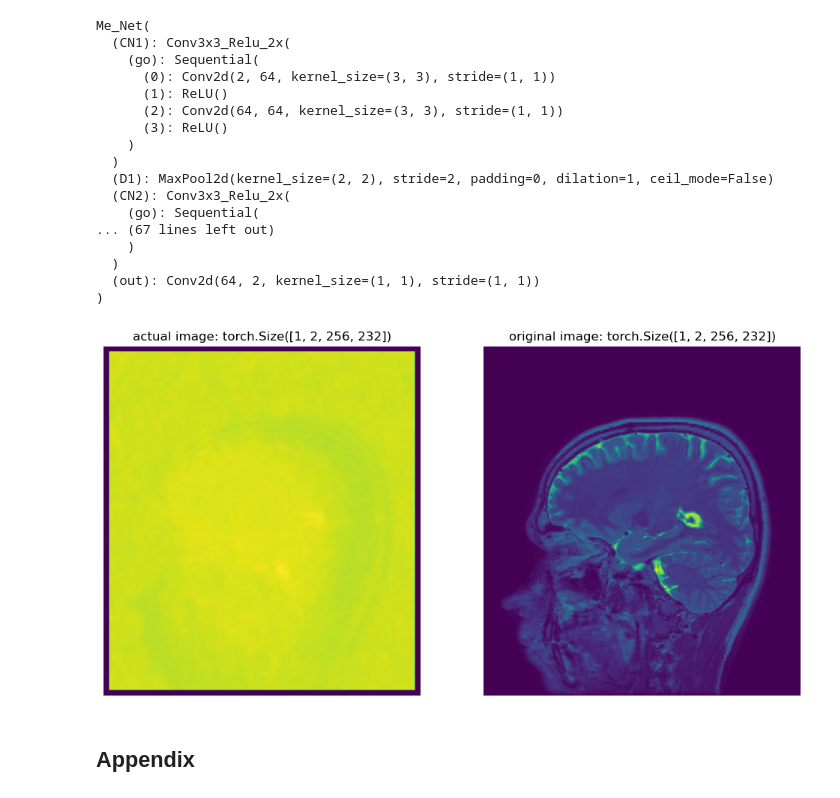
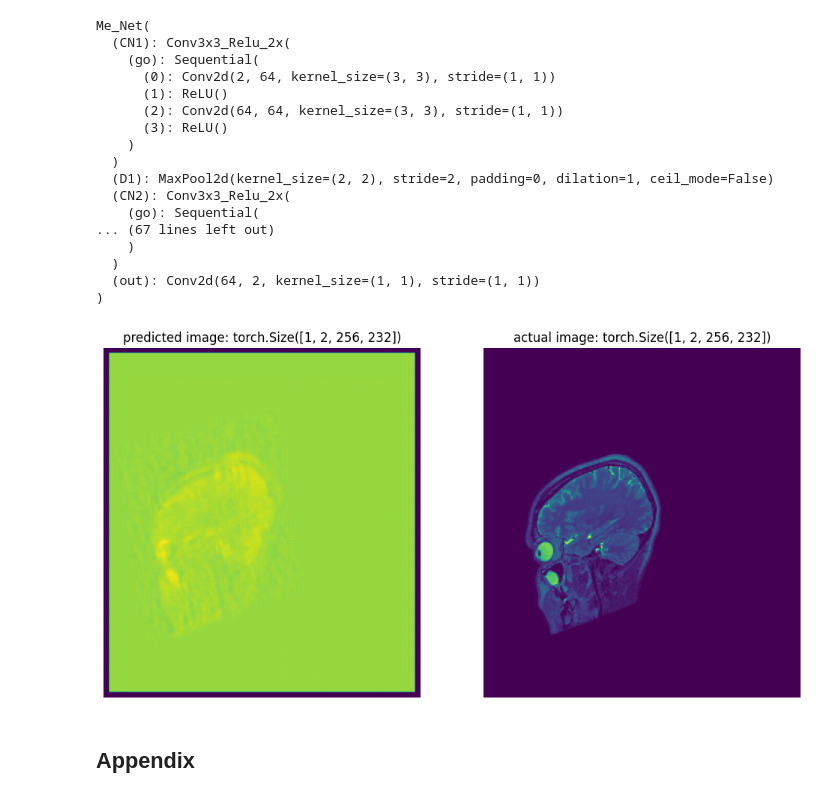
Before and after one commit to JasonLiu2024/MRI_project, a Jupyter notebook: Project_Colab_230409.ipynb, the cells around one changed output. Drawn from its saved outputs; the diff is of its cells as text; code cells hidden in the pictures.

```diff
--- a/Project_Colab_230409.ipynb
+++ b/Project_Colab_230409.ipynb
@@ -128,7 +128,7 @@ def Augmentation_Compare(before, after, before_content, after_content):
 # load raw data
 LocalData = "my_data/dataset.hdf5"
 CollabData = "gdrive/MyDrive/Jason_StudentProject/my_data/dataset.hdf5"
-X_raw, y_raw = Load_h5py(LocalData)
+X_raw, y_raw = Load_h5py(CollabData)
 print(f"shape of raw data: {X_raw.shape}")
 X_split = ndarray_Complex_to_2_Channel(X_raw)
 y_split = ndarray_Complex_to_2_Channel(y_raw)
@@ -516,10 +536,12 @@ Me_Net(
 # %%
 x_view = test_dataset[2][0].to(torch.float32)[None,:]
 y_view = test_dataset[2][1].to(torch.float32)[None,:]
-pred = model(x_view)
-Augmentation_Compare(pred, y_view, "actual image")
+pred = model(x_view.cpu())
-# %% [output]
-[figure, removed]
+# %%
+with torch.no_grad():
+  Augmentation_Compare(pred, y_view, "predicted image", "actual image")
+# %% [output]
+[figure, added]
 # %% [markdown]
 ## **Appendix**
 # %%
```
Also changed, not shown: parts of 4 cells of this notebook.
